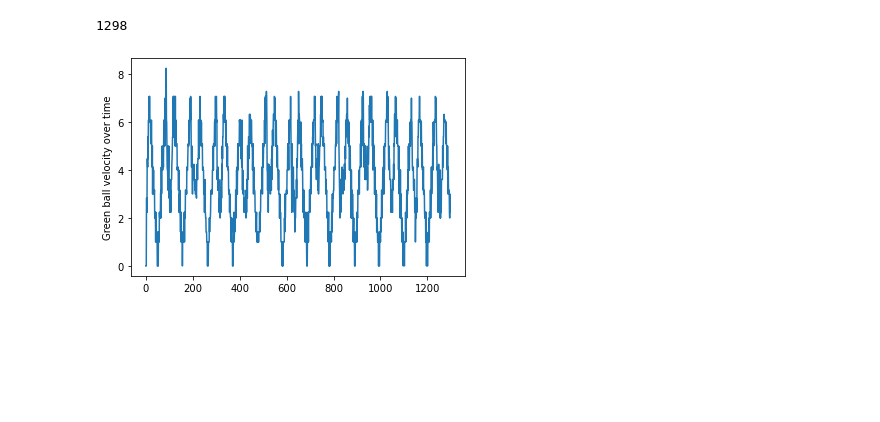
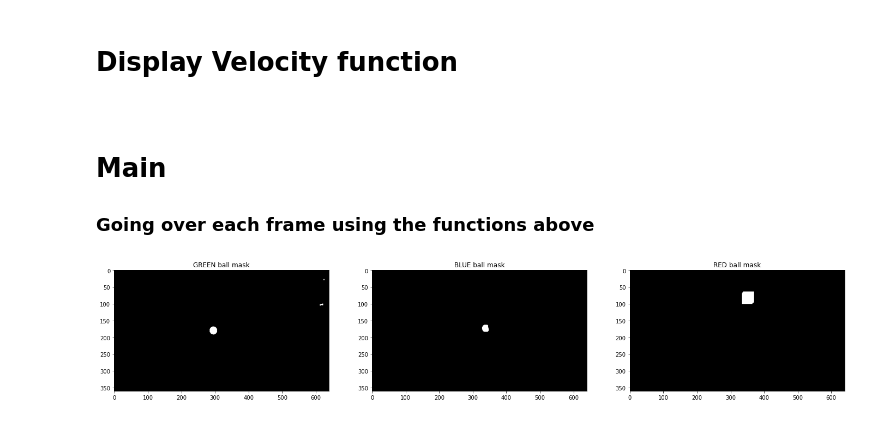
Before and after one commit to elimlk/CVfinalProject, a Jupyter notebook: CVFinalProject.ipynb, the cells around one changed output. Drawn from its saved outputs; the diff is of its cells as text; code cells hidden in the pictures; blank space fills up the shorter version.

```diff
--- a/CVFinalProject.ipynb
+++ b/CVFinalProject.ipynb
@@ -9,3 +9,5 @@ import matplotlib.pyplot as plt
 import numpy as np
 import cv2
 import math
+# %%
+printDemoFlag = False
@@ -12,5 +17,7 @@ import math
 # %%
 def createMask(frame):
+
+
 
     blurred = cv2.GaussianBlur(frame, (5, 5), 0)
     hsv = cv2.cvtColor(blurred, cv2.COLOR_BGR2HSV)
@@ -28,8 +35,20 @@ def createMask(frame):
     redMask = cv2.inRange(hsv, redLower, redUpper)
     redMask = cv2.erode(redMask, None, iterations=2)
     redMask = cv2.dilate(redMask, None, iterations=15)
-    #cv2.imshow('redMask Juggling', redMask)
 
+    if (printDemoFlag):
+        plt.figure(figsize=[24,6])
+
+        plt.subplot(1,3,1)
+        plt.title("GREEN ball mask")
+        plt.imshow(greenMask,cmap='gray')
+        plt.subplot(1,3,2)
+        plt.title("BLUE ball mask")
+        plt.imshow(blueMask,cmap='gray')
+
+        plt.subplot(1,3,3)
+        plt.title("RED ball mask")
+        plt.imshow(redMask,cmap='gray')
 
 
     return greenMask,blueMask,redMask
@@ -109,6 +135,9 @@ def calcDist(curr,prev):
     xDist = (curr[0]-prev[0])
     yDist = (curr[1]-prev[1])
     return (math.sqrt((xDist**2)+(yDist**2)))
+# %% [markdown]
+# Display Velocity function
+###
 # %%
 def displayVelocity(frame,greenDist,blueDist,redDist,centerGreen,centerBlue,centerRed):
     frameVelocity = frame.copy()
@@ -117,14 +146,12 @@ def displayVelocity(frame,greenDist,blueDist,redDist,centerGreen,centerBlue,cent
     yGreen = (centerGreen[1])
     cv2.line(frameVelocity, (xGreen+14,yGreen), (xGreen+20, yGreen), (255, 255, 255), 2)
     cv2.rectangle(frameVelocity, (xGreen+20, yGreen-15), (xGreen+60,yGreen+15), (255,255,255), -1)
-    frame = cv2.addWeighted(frame, 0.55, frameVelocity, 0.45, 0.0)
 
 
     xBlue = (centerBlue[0])
     yBlue = (centerBlue[1])
     cv2.line(frameVelocity, (xBlue+14,yBlue), (xBlue+20, yBlue), (255, 255, 255), 2)
     cv2.rectangle(frameVelocity, (xBlue+20, yBlue-15), (xBlue+60,yBlue+15), (255,255,255), -1)
-    frame = cv2.addWeighted(frame, 0.55, frameVelocity, 0.45, 0.0)
 
     if (centerRed != None):
         xRed = (centerRed[0])
@@ -140,6 +167,9 @@ def displayVelocity(frame,greenDist,blueDist,redDist,centerGreen,centerBlue,cent
 
 
     return frame
+# %% [markdown]
+# Main
+### Going over each frame using the functions above
 # %%
 blueLower = (100, 50, 90)
 blueUpper = (170, 255, 255)
@@ -175,7 +205,14 @@ out = cv2.VideoWriter('video_out.mp4', fourcc, fps, (w, h))
 while True:
     ret, frame = cap.read() # read next frame
     if ret==True:
+
         count+=1;
+
+        if (count == 400):
+            printDemoFlag = True;
+        else:
+            printDemoFlag = False;
+
 
         frame = cv2.resize(frame,(640,360))
         hsv = cv2.cvtColor(frame, cv2.COLOR_BGR2HSV)
@@ -187,52 +224,31 @@ while True:
             ptsRed.pop()
 
 
         if (centerRed != None):
             ptsRed.insert(0,centerRed)
         ptsGreen.insert(0,centerGreen)
         ptsBlue.insert(0,centerBlue)
 
 
         frame = displayTrajectory(frame,ptsGreen,ptsBlue,ptsRed)
 
 
         if (count>3):
             greenListDist.append(calcDist(ptsGreen[0],ptsGreen[1]))
             blueListDist.append(calcDist(ptsBlue[0],ptsBlue[1]))
             redListDist.append(calcDist(ptsRed[0],ptsRed[1]))
         frame = displayVelocity(frame,greenListDist[-1],blueListDist[-1],redListDist[-1],ptsGreen[0],ptsBlue[0],ptsRed[0])
 
         cv2.imshow('Final Project Juggling', frame)
         out.write(frame)
         if (cv2.waitKey(1) & 0xff == 27): # ESC key pressed?
             break
     else:
         break
 
-
-
-
-
-
-
-
-
-print(count)
-plt.plot(greenListDist)
-plt.ylabel('Green ball velocity over time')
-plt.show()
-
-ptsGreen.clear()
-ptsBlue.clear()
-ptsRed.clear()
-greenListDist.clear()
-blueListDist.clear()
-redListDist.clear()
-
 out.release()
 cap.release() # release input video
 cv2.destroyAllWindows() # delete output window
 cv2.waitKey(1);
 # %% [output]
-1298
-[figure, old version]
+[figure, new version]
```
Also changed, not shown: parts of 6 cells of this notebook, 1 other file.
